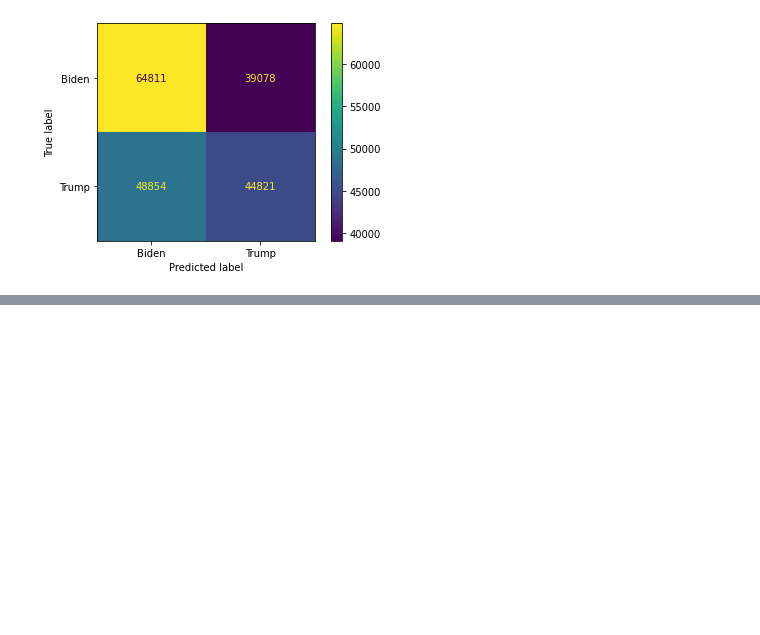
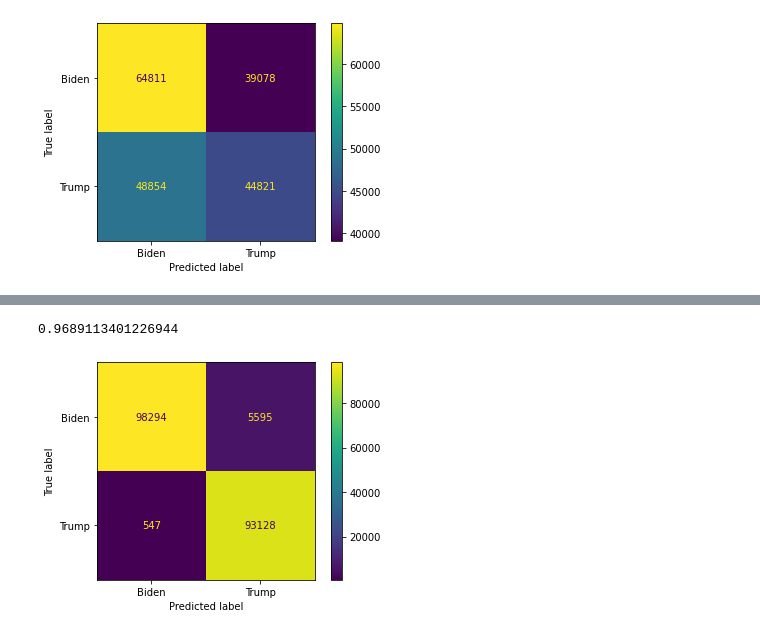
Before and after one commit to shravanvk614/CS-216-Project, a Jupyter notebook: Kieran_modelling_analysis.ipynb, the cells around one changed output, grey strips where cells are left out. Drawn from its saved outputs; the diff is of its cells as text; code cells hidden in the pictures; blank space fills up the shorter version.

```diff
--- a/Kieran_modelling_analysis.ipynb
+++ b/Kieran_modelling_analysis.ipynb
@@ -135,0 +248,7 @@ both = pres_votes.set_index('County').join(gov_votes.set_index('County'))
+# %%
+state_senate = pd.read_csv('files/2020state_senate_county_votes.csv')
+state_senate = state_senate
+county_dict = {}
+for x,y in zip(state_senate['County'], state_senate['winner_party']):
+    county_dict[x] = y
+county_dict
@@ -135,0 +273,26 @@ both = pres_votes.set_index('County').join(gov_votes.set_index('County'))
+# %%
+winner_party = []
+for x in pres_votes.index:
+    winner_party.append(county_dict[x])
+# %%
+pres_votes['state_sen_winner_party'] = winner_party
+data = OneHotEncoder().fit_transform(pres_votes[['sex_code', 'race_code', 'party_cd','state_sen_winner_party']].values).toarray()
+target = pres_votes['election_winner']
+train_data, test_data, train_target, test_target = train_test_split(
+    data, target, test_size=0.7, random_state=216)
+# %%
+#Logistic Modelling
+#run logistic model, get score, plot confusion matrix
+logistic_model = LogisticRegression(max_iter=1000)
+logistic_model.fit(X = train_data, y = train_target)
+predicted_train = logistic_model.predict(test_data)
+
+
+score = logistic_model.score(test_data, test_target)
+
+print(score)
+plot_confusion_matrix(logistic_model, test_data, test_target)
+plt.grid(False)
+# %% [output]
+0.9689113401226944
+[figure, added]
```
Also changed, not shown: parts of 13 cells of this notebook, 3 other files.
